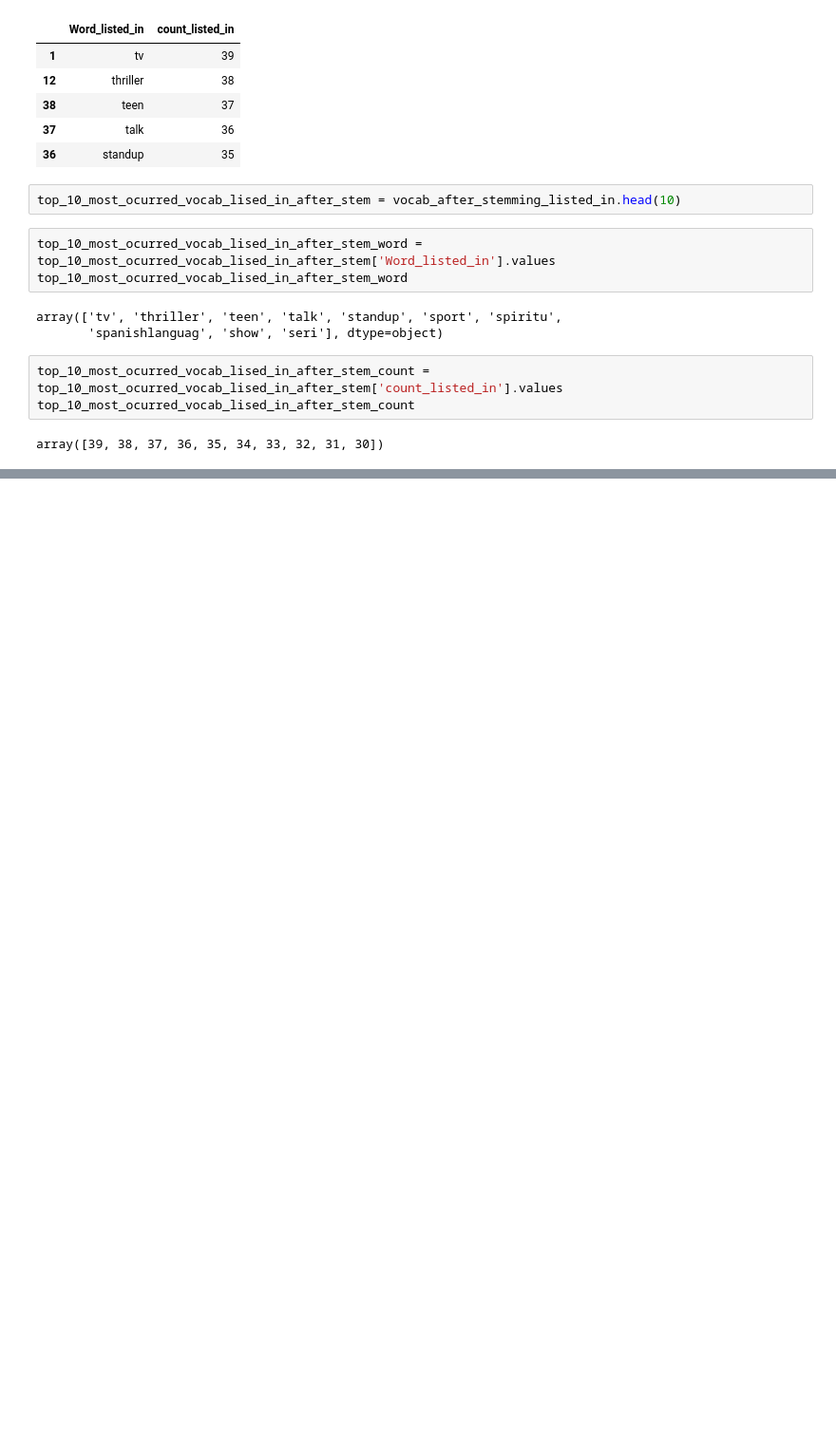
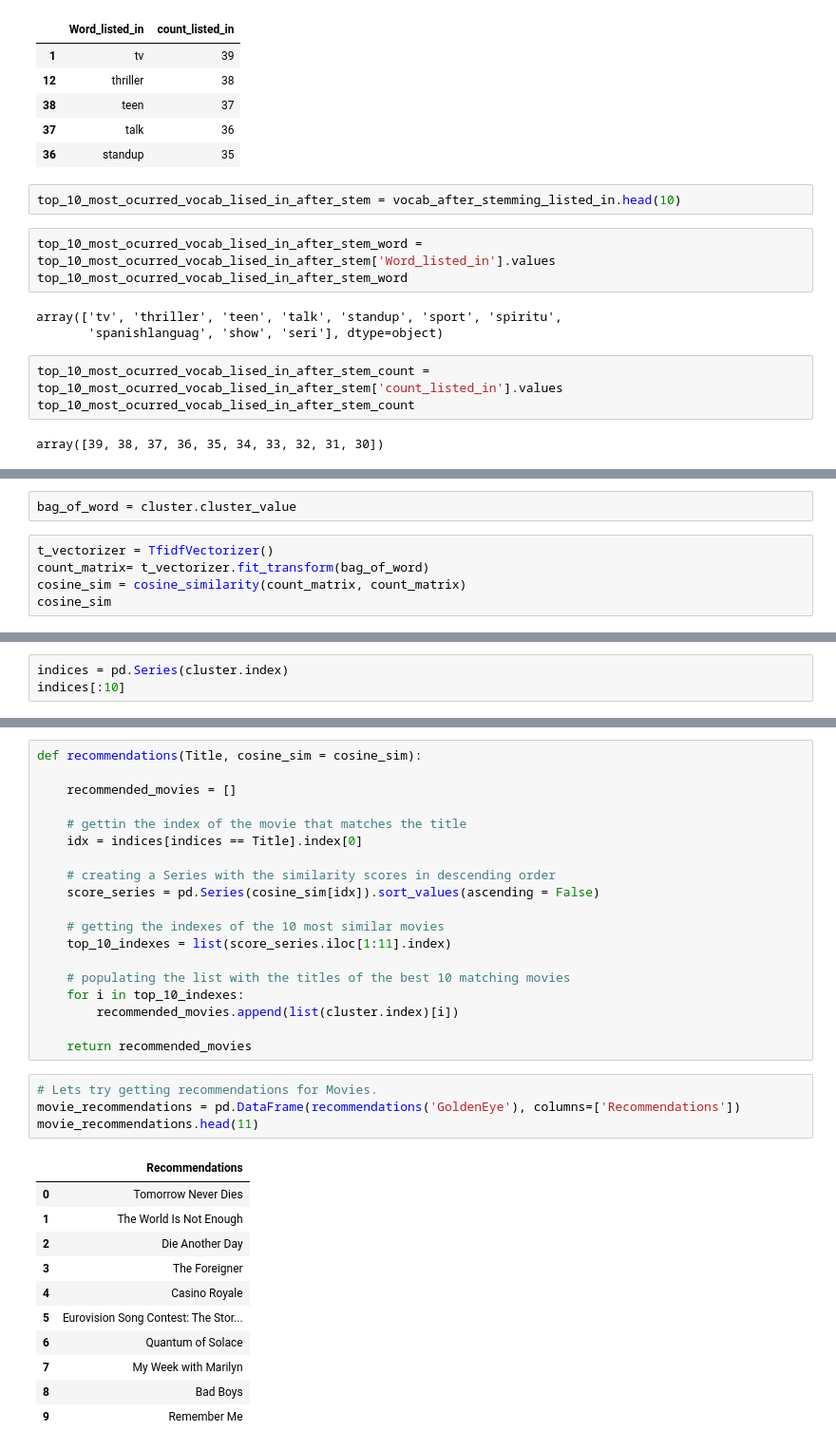
Before and after one commit to techsidh/netflix-movie-and-tv-shows-clustering, a Jupyter notebook: Capstone_Project_NETFLIX_MOVIE_AND_TV_SHOWS_CLUSTERINg.ipynb, the cells around one changed output, grey strips where cells are left out. Shown at 95% size. Cells and saved outputs as stored; diff of their text form; blank space fills up the shorter version.

```diff
--- a/Capstone_Project_NETFLIX_MOVIE_AND_TV_SHOWS_CLUSTERINg.ipynb
+++ b/Capstone_Project_NETFLIX_MOVIE_AND_TV_SHOWS_CLUSTERINg.ipynb
@@ -927,0 +1285,7 @@ netflix_cp.head(3)
+# %%
+bag_of_word = cluster.cluster_value
+# %%
+t_vectorizer = TfidfVectorizer()
+count_matrix= t_vectorizer.fit_transform(bag_of_word)
+cosine_sim = cosine_similarity(count_matrix, count_matrix)
+cosine_sim
@@ -927,0 +1306,3 @@ netflix_cp.head(3)
+# %%
+indices = pd.Series(cluster.index)
+indices[:10]
@@ -927,0 +1321,35 @@ netflix_cp.head(3)
+# %%
+def recommendations(Title, cosine_sim = cosine_sim):
+
+    recommended_movies = []
+
+    # gettin the index of the movie that matches the title
+    idx = indices[indices == Title].index[0]
+
+    # creating a Series with the similarity scores in descending order
+    score_series = pd.Series(cosine_sim[idx]).sort_values(ascending = False)
+
+    # getting the indexes of the 10 most similar movies
+    top_10_indexes = list(score_series.iloc[1:11].index)
+
+    # populating the list with the titles of the best 10 matching movies
+    for i in top_10_indexes:
+        recommended_movies.append(list(cluster.index)[i])
+
+    return recommended_movies
+# %%
+# Lets try getting recommendations for Movies.
+movie_recommendations = pd.DataFrame(recommendations('GoldenEye'), columns=['Recommendations'])
+movie_recommendations.head(11)
+# %% [output]
+|  | Recommendations |
+| 0 | Tomorrow Never Dies |
+| 1 | The World Is Not Enough |
+| 2 | Die Another Day |
+| 3 | The Foreigner |
+| 4 | Casino Royale |
+| 5 | Eurovision Song Contest: The Stor... |
+| 6 | Quantum of Solace |
+| 7 | My Week with Marilyn |
+| 8 | Bad Boys |
+| 9 | Remember Me |
```
Also changed, not shown: parts of 94 cells of this notebook.
